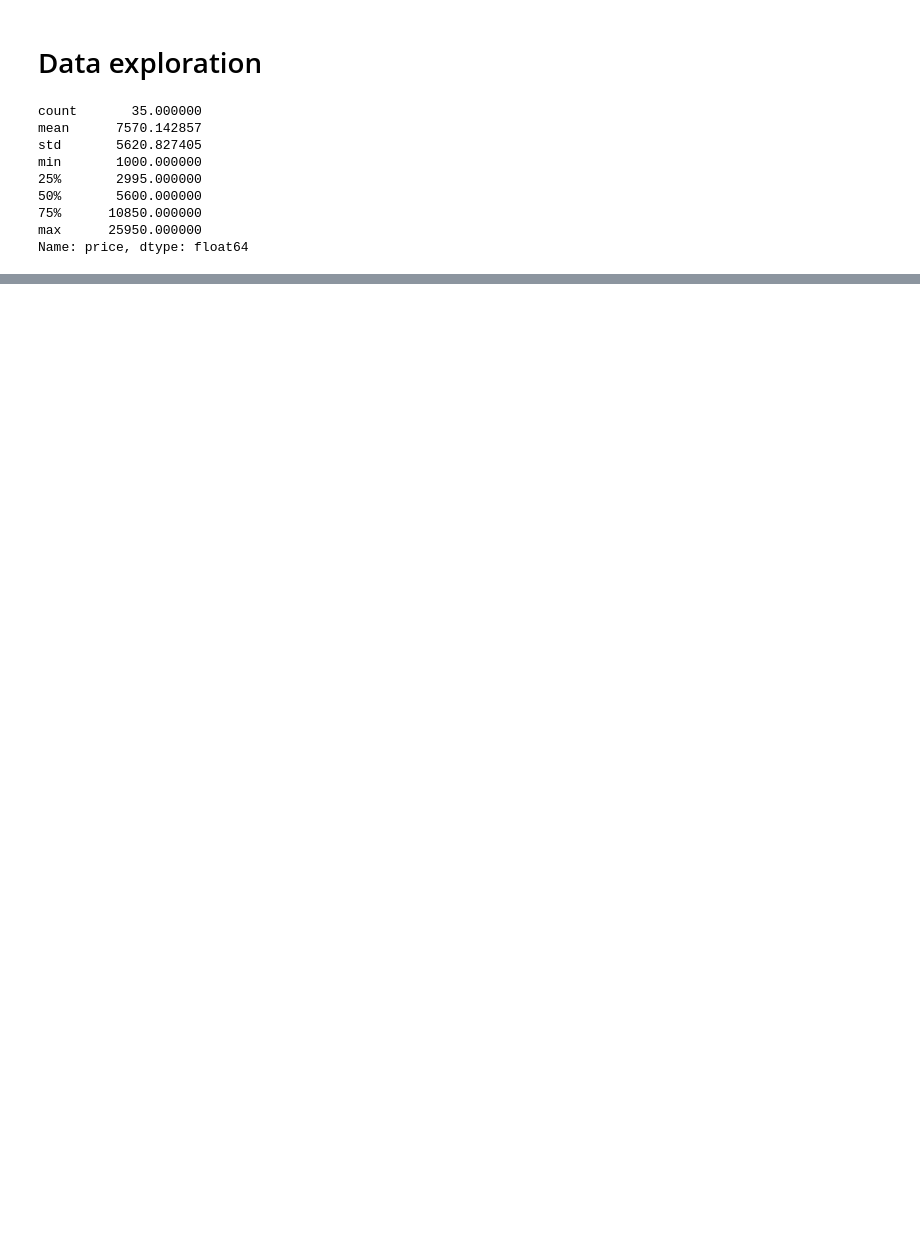
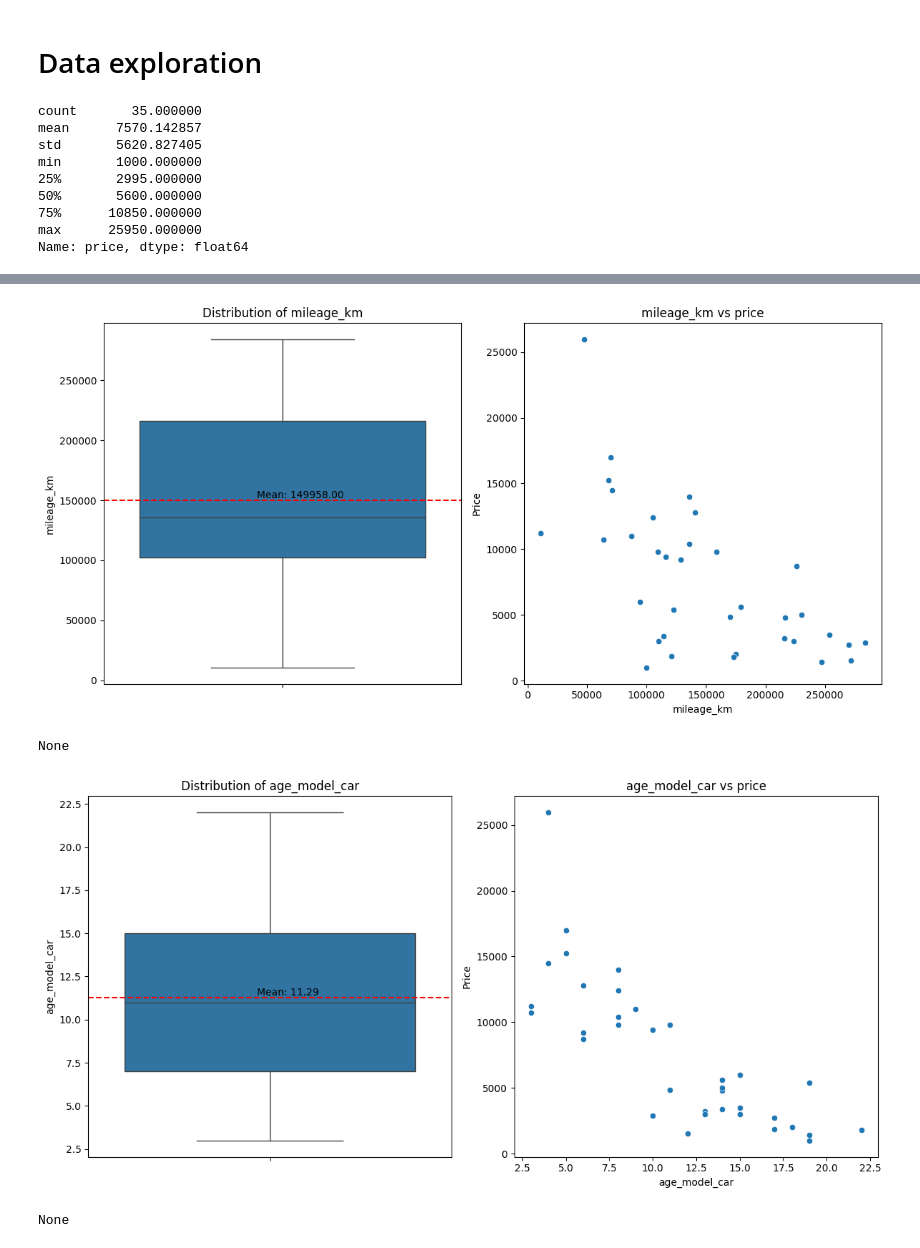
Before and after one commit to the-demby/Leboncoin_Predicting_Price, a Jupyter notebook: leboncoin.ipynb, the cells around one changed output, grey strips where cells are left out. Saved outputs shown, nothing was run; the diff lists cells and outputs as text; code cells hidden in the pictures; blank space fills up the shorter version.

```diff
--- a/leboncoin.ipynb
+++ b/leboncoin.ipynb
@@ -19,0 +10,4 @@ leboncoin_ads.head()
+# %%
+
+leboncoin_ads=pd.read_json(os.getcwd()+"/leboncoin_ads.json")
+leboncoin_ads.head()
@@ -267,0 +382,34 @@ zipcode Reject the null hypothesis: There is a significant difference between th
+# %%
+if not os.path.exists("graphs"):
+    os.makedirs("graphs")
+def num_plot(column_name,data):
+    fig, (ax1, ax2) = plt.subplots(1, 2, figsize=(12, 6))
+    sns.boxplot( y=column_name, data=data, ax=ax1)
+    ax1.set_title(f'Distribution of {column_name}')
+    ax1.set_ylabel(column_name)
+    mean_price = data[column_name].mean()
+    # Add the mean as a horizontal line
+    ax1.axhline(mean_price, color='red', linestyle='--', label=f'Mean: {mean_price:.0f}')
+    # Optionally, add text for the mean value
+    ax1.text(0.05, mean_price, f'Mean: {mean_price:.2f}', ha='center', va='bottom', fontsize=10, color='black')
+
+    sns.scatterplot(x=col, y='price', data=data)
+    ax2.set_title(f'{column_name} vs price')
+    ax2.set_xlabel(column_name)
+    ax2.set_ylabel('Price')
+
+    #save graphs
+    save_path = os.path.join("graphs", f'Price Distribution by {column_name}.png')
+    plt.savefig(save_path)
+
+    # Display the plot
+    plt.tight_layout()
+    plt.show()
+# %%
+for col in cols_to_explore_num:
+    print(num_plot(col,leboncoin_ads_filtered_extended))
+# %% [output]
+[figure, added]
+None
+[figure, added]
+None
```
Also changed, not shown: parts of 16 cells of this notebook.
